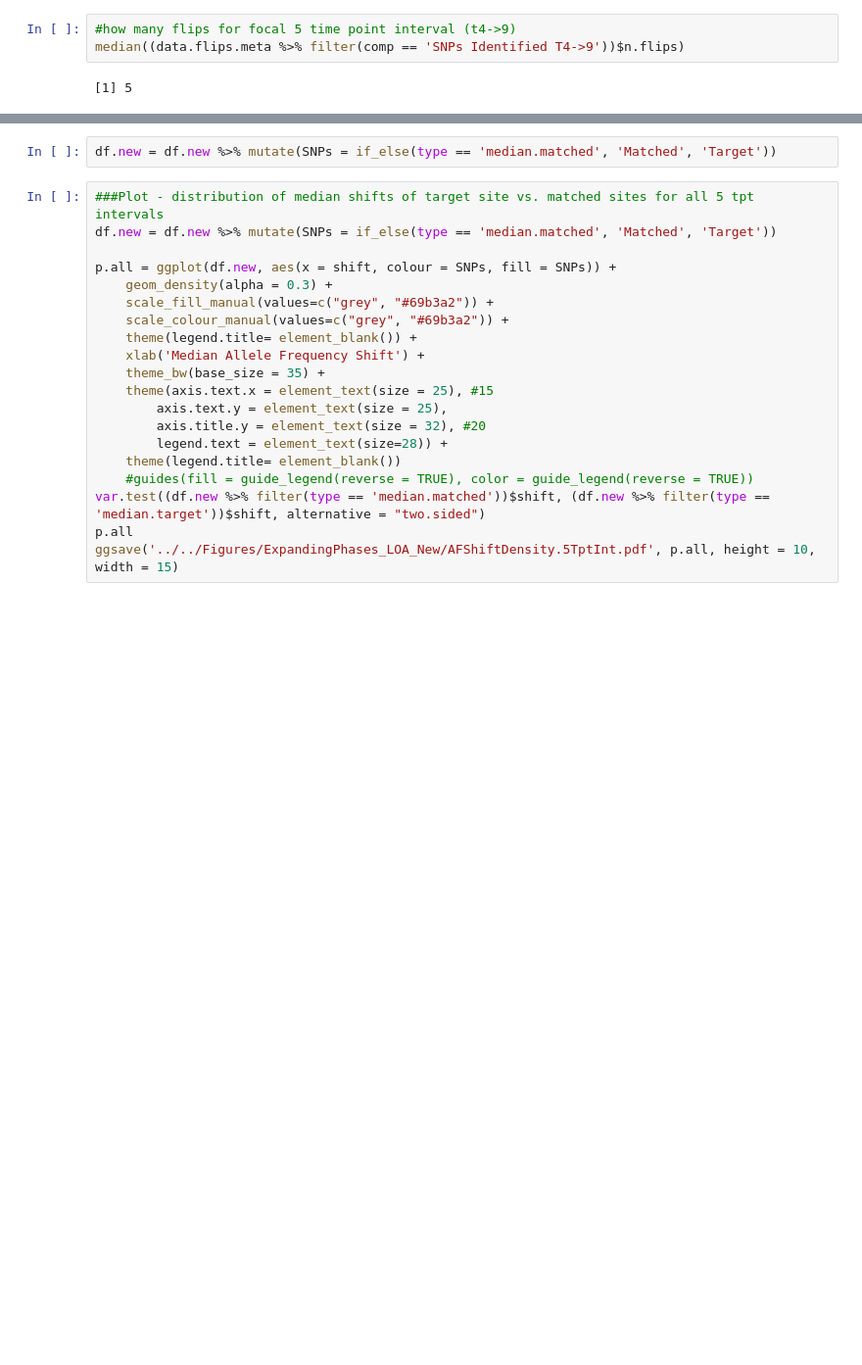
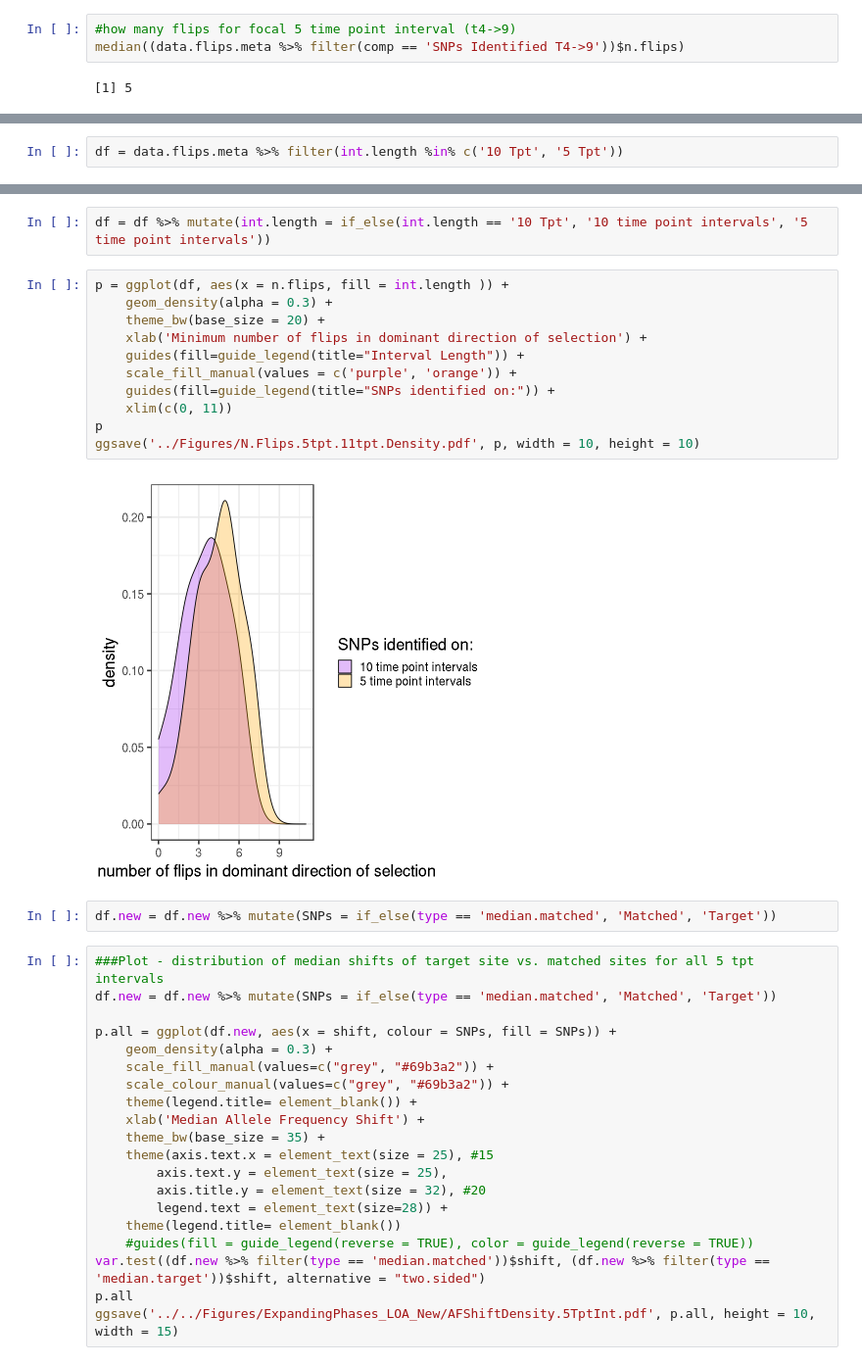
Before and after one commit to MarkCBitter/Dros_Orch_FluSel, a Jupyter notebook: GLM/LOO/ExpandingPhases.LOA.ecage.orch2021_BERem_Final.ipynb, the cells around one changed output, grey strips where cells are left out. Shown at 98% size. Drawn from its saved outputs; the diff is of its cells as text; blank space fills up the shorter version.

```diff
--- a/GLM/LOO/ExpandingPhases.LOA.ecage.orch2021_BERem_Final.ipynb
+++ b/GLM/LOO/ExpandingPhases.LOA.ecage.orch2021_BERem_Final.ipynb
@@ -892,0 +914,2 @@ ggsave( '../../Figures/ExpandingPhases_LOA_New/NFlips.Meta.pdf', height = 10, wi
+# %%
+df = data.flips.meta %>% filter(int.length %in% c('10 Tpt', '5 Tpt'))
@@ -893,3 +931,18 @@ ggsave( '../../Figures/ExpandingPhases_LOA_New/NFlips.Meta.pdf', height = 10, wi
+# %%
+df = df %>% mutate(int.length = if_else(int.length == '10 Tpt', '10 time point intervals', '5 time point intervals'))
+# %%
+p = ggplot(df, aes(x = n.flips, fill = int.length )) +
+    geom_density(alpha = 0.3) +
+    theme_bw(base_size = 20) +
+    xlab('Minimum number of flips in dominant direction of selection') +
+    guides(fill=guide_legend(title="Interval Length")) +
+    scale_fill_manual(values = c('purple', 'orange')) +
+    guides(fill=guide_legend(title="SNPs identified on:")) +
+    xlim(c(0, 11))
+p
+ggsave('../Figures/N.Flips.5tpt.11tpt.Density.pdf', p, width = 10, height = 10)
+# %% [output]
+[figure, added]
 # %%
 df.new = df.new %>% mutate(SNPs = if_else(type == 'median.matched', 'Matched', 'Target'))
 # %%
```
Also changed, not shown: parts of 14 cells of this notebook.
